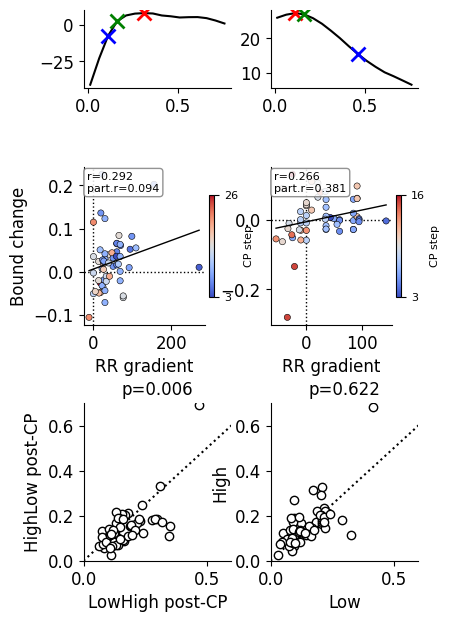
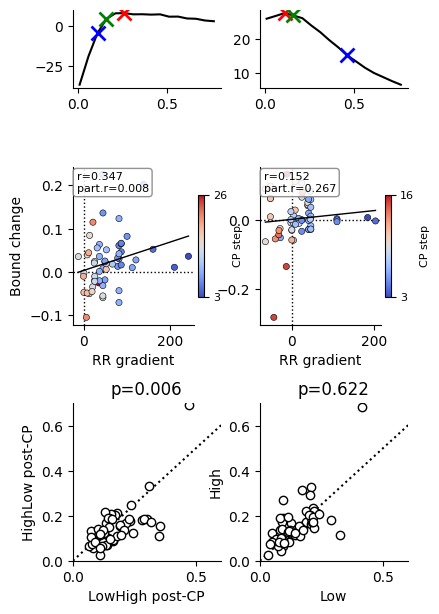
Unified diff of the notebook cell whose output changed from the first chart to the second:
--- before
+++ after
@@ -34,14 +34,14 @@
 
     rrs    = pmats[tt][prei, :, cp_idx]
-    maxi   = int(np.nanargmax(rrs))
     kernel = np.ones(3) / 3
     rrs_sm = np.convolve(rrs, kernel, mode='same')
     rrs_sm[[0, -1]] = rrs[[0, -1]]
+    maxi_sm = int(np.nanargmax(rrs_sm))  # smoothed argmax for display marker
 
     ax1 = axs_fmt[0, tt]
     ax1.plot(BOUNDS, rrs_sm, 'k-')
-    ax1.plot(BOUNDS[prei],  rrs_sm[prei],  'bx', markersize=10, markeredgewidth=2)
-    ax1.plot(BOUNDS[maxi],  rrs_sm[maxi],  'rx', markersize=10, markeredgewidth=2)
-    ax1.plot(BOUNDS[posti], rrs_sm[posti], 'gx', markersize=10, markeredgewidth=2)
+    ax1.plot(BOUNDS[prei],    rrs_sm[prei],    'bx', markersize=10, markeredgewidth=2)
+    ax1.plot(BOUNDS[maxi_sm], rrs_sm[maxi_sm], 'rx', markersize=10, markeredgewidth=2)
+    ax1.plot(BOUNDS[posti],   rrs_sm[posti],   'gx', markersize=10, markeredgewidth=2)
 
 # ── Row 2: gradient vs. bound change, colour-coded by CP step ────────────────
@@ -102,5 +102,5 @@
     ax.spines['right'].set_visible(False)
 
-out = FIGURES_DIR / 'Figure06_formatted.pdf'
+out = FIGURES_DIR / 'Figure06.pdf'
 fig_fmt.savefig(out, dpi=300, bbox_inches='tight')
 plt.show()

Commit: Post-review V3